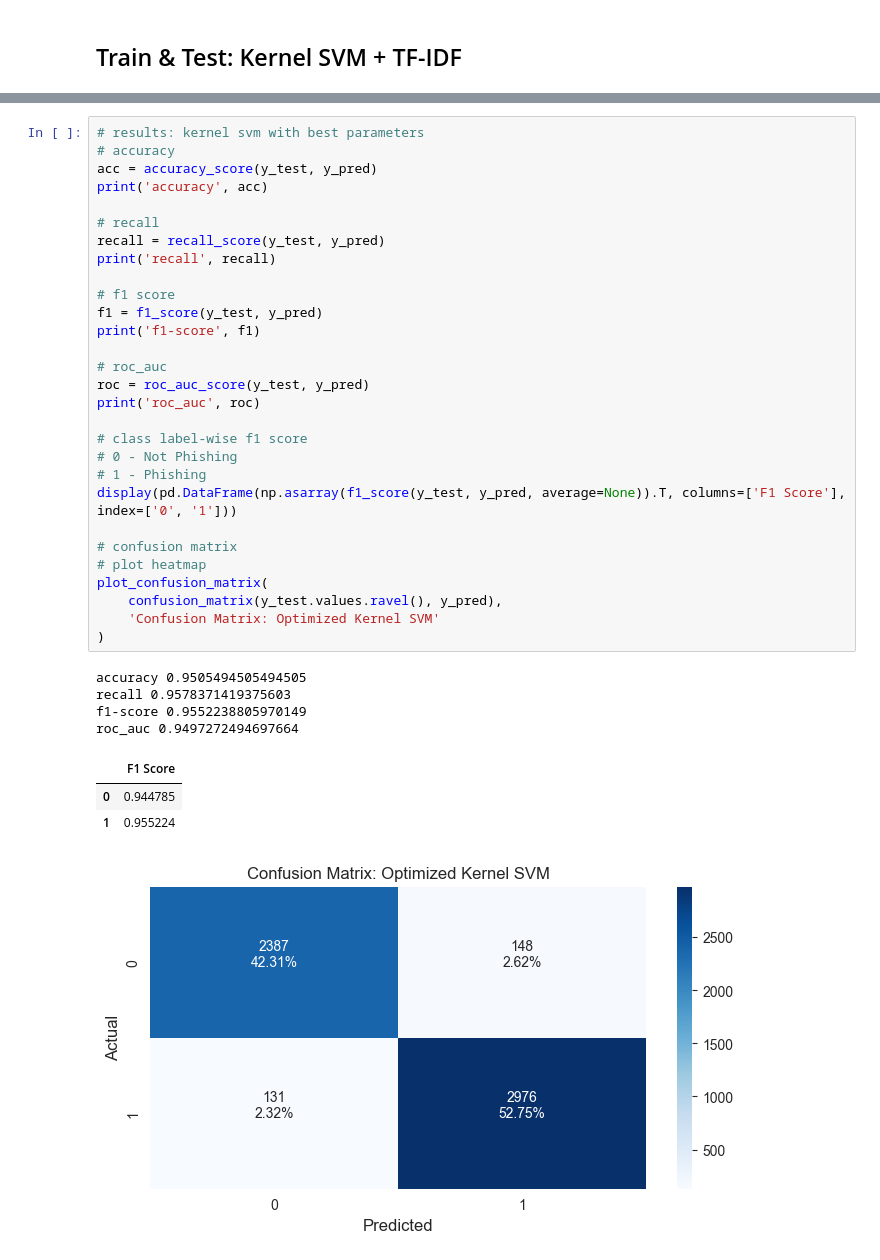
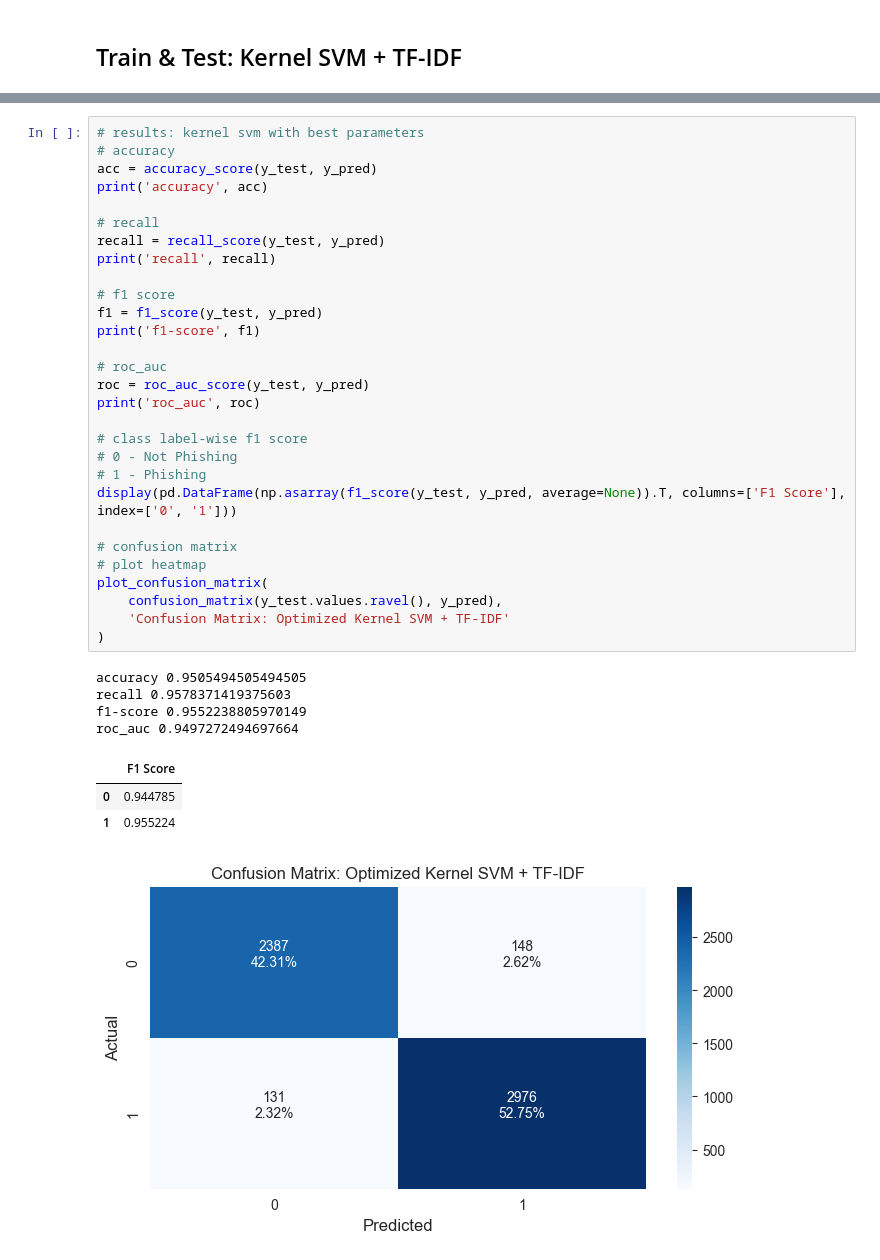
Before and after one commit to leoAshu/headline-classification, a Jupyter notebook: notebooks/main.ipynb, the cells around one changed output, grey strips where cells are left out. Drawn from its saved outputs; the diff is of its cells as text.

```diff
--- a/notebooks/main.ipynb
+++ b/notebooks/main.ipynb
@@ -224,32 +224,32 @@ print('accuracy', acc)
 # recall
 recall = recall_score(y_test, y_pred)
 print('recall', recall)
 
 # f1 score
 f1 = f1_score(y_test, y_pred)
 print('f1-score', f1)
 
 # roc_auc
 roc = roc_auc_score(y_test, y_pred)
 print('roc_auc', roc)
 
 # class label-wise f1 score
 # 0 - Not Phishing
 # 1 - Phishing
 display(pd.DataFrame(np.asarray(f1_score(y_test, y_pred, average=None)).T, columns=['F1 Score'], index=['0', '1']))
 
 # confusion matrix
 # plot heatmap
 plot_confusion_matrix(
     confusion_matrix(y_test.values.ravel(), y_pred),
-    'Confusion Matrix: Optimized Kernel SVM'
+    'Confusion Matrix: Optimized Kernel SVM + TF-IDF'
 )
 # %% [output]
 accuracy 0.9505494505494505
 recall 0.9578371419375603
 f1-score 0.9552238805970149
 roc_auc 0.9497272494697664
 |  | F1 Score |
 | 0 | 0.944785 |
 | 1 | 0.955224 |
-[figure, old version]
+[figure, new version]
```
Also changed, not shown: parts of 1 cell of this notebook.
